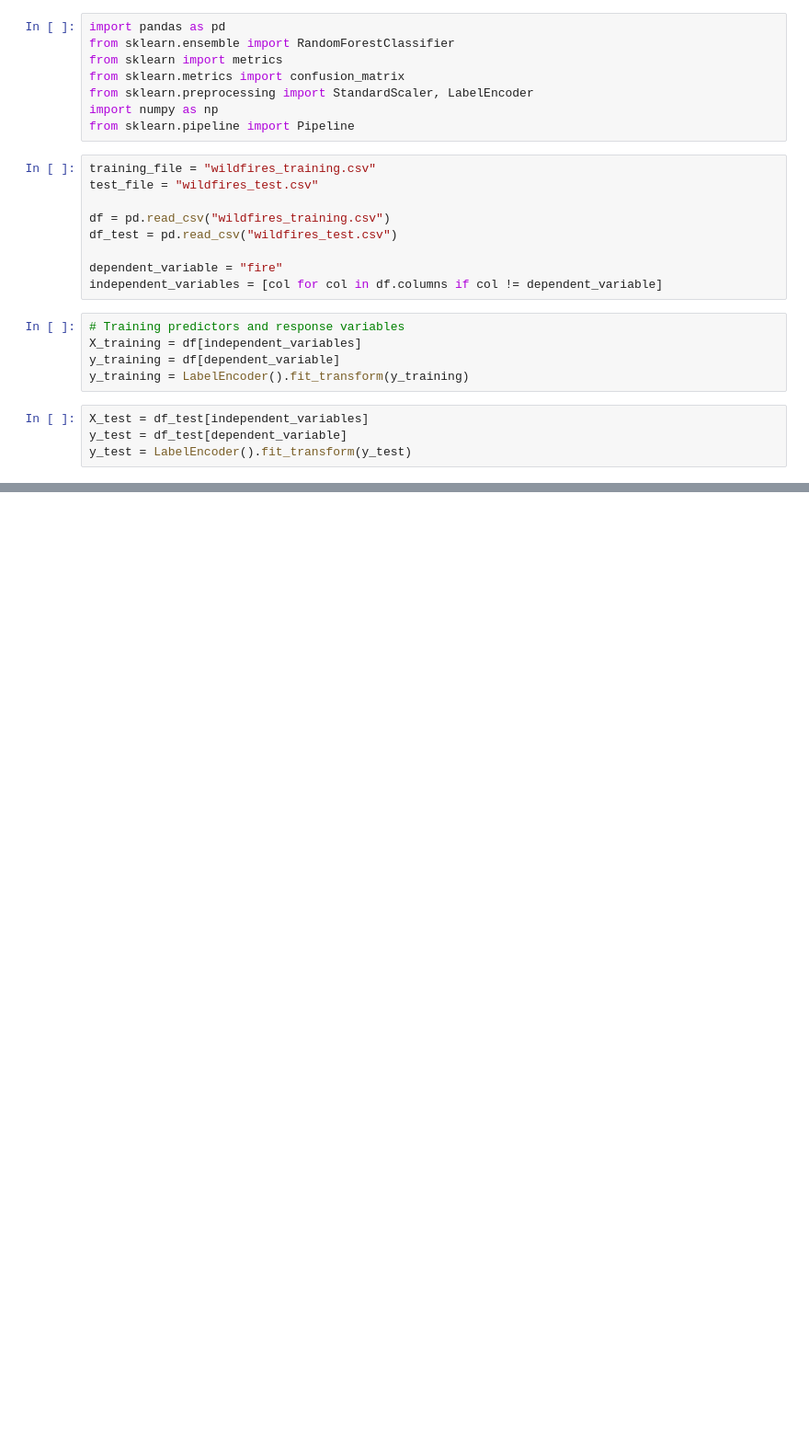
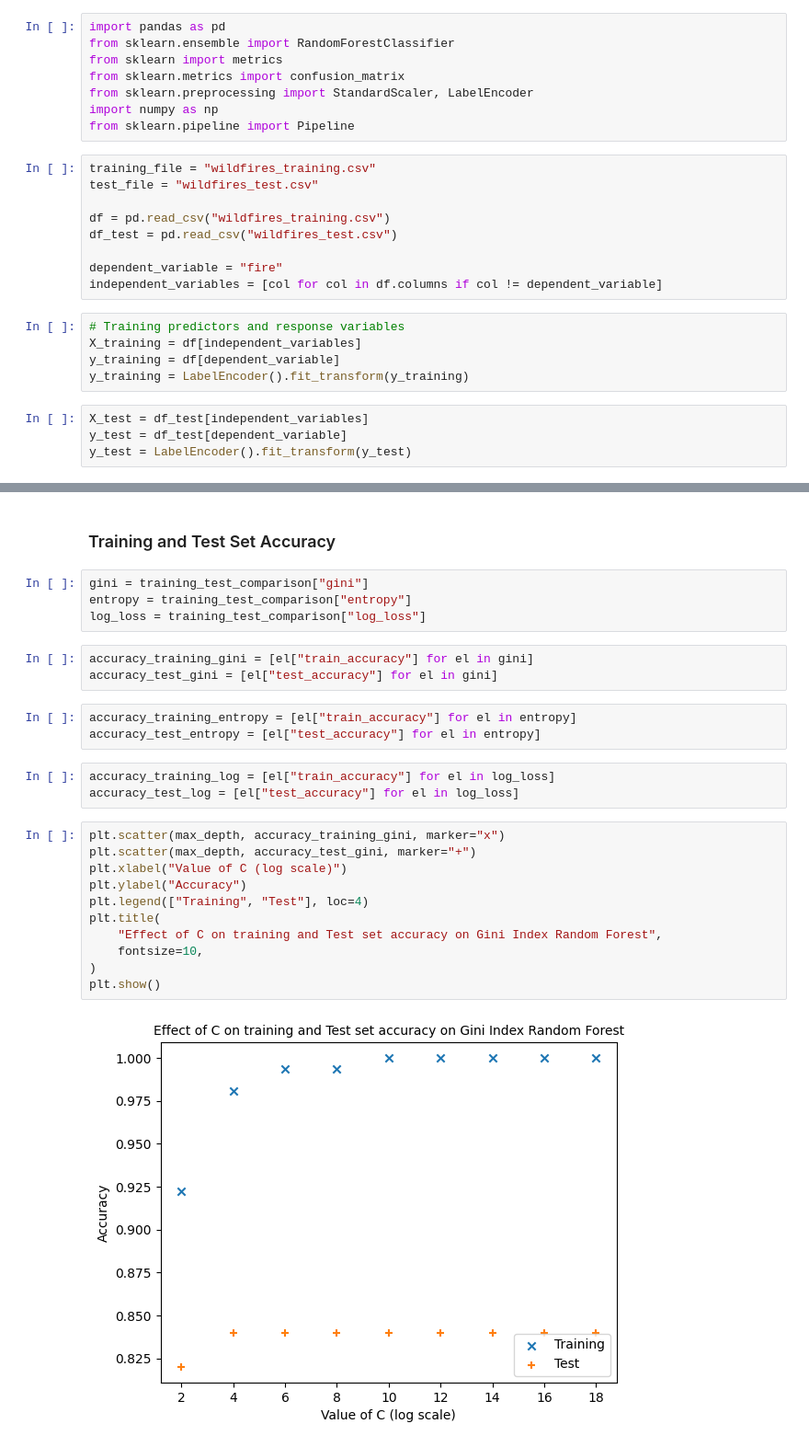
Before and after one commit to jakeogrady/machine_learning_assignments, a Jupyter notebook: random_forests.ipynb, the cells around one changed output, grey strips where cells are left out. Shown at 92% size. Cells and saved outputs as stored; diff of their text form; blank space fills up the shorter version.

```diff
--- a/random_forests.ipynb
+++ b/random_forests.ipynb
@@ -72,0 +130,28 @@ Test Accuracy: max_depth248 - 0.82
+# %% [markdown]
+### Training and Test Set Accuracy
+# %%
+gini = training_test_comparison["gini"]
+entropy = training_test_comparison["entropy"]
+log_loss = training_test_comparison["log_loss"]
+# %%
+accuracy_training_gini = [el["train_accuracy"] for el in gini]
+accuracy_test_gini = [el["test_accuracy"] for el in gini]
+# %%
+accuracy_training_entropy = [el["train_accuracy"] for el in entropy]
+accuracy_test_entropy = [el["test_accuracy"] for el in entropy]
+# %%
+accuracy_training_log = [el["train_accuracy"] for el in log_loss]
+accuracy_test_log = [el["test_accuracy"] for el in log_loss]
+# %%
+plt.scatter(max_depth, accuracy_training_gini, marker="x")
+plt.scatter(max_depth, accuracy_test_gini, marker="+")
+plt.xlabel("Value of C (log scale)")
+plt.ylabel("Accuracy")
+plt.legend(["Training", "Test"], loc=4)
+plt.title(
+    "Effect of C on training and Test set accuracy on Gini Index Random Forest",
+    fontsize=10,
+)
+plt.show()
+# %% [output]
+[figure, added]
```
Also changed, not shown: parts of 14 cells of this notebook, 1 other file.
